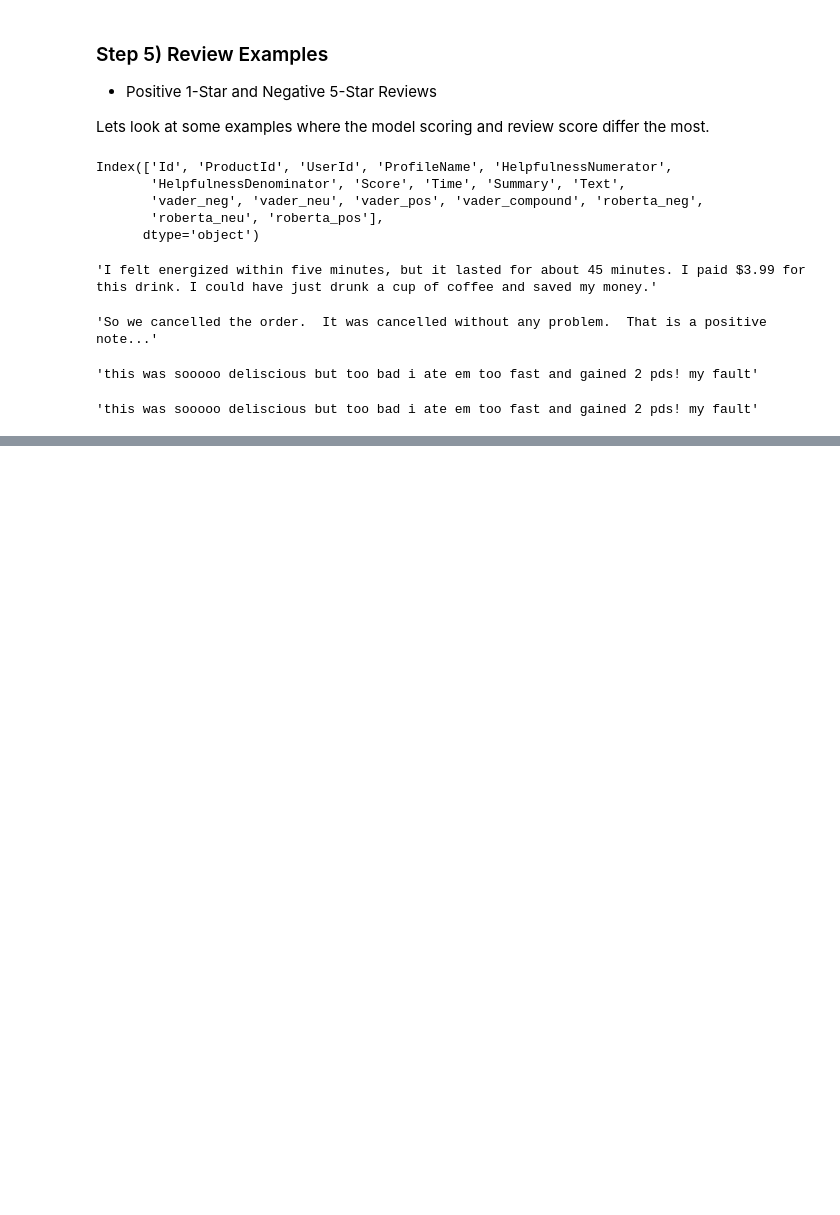
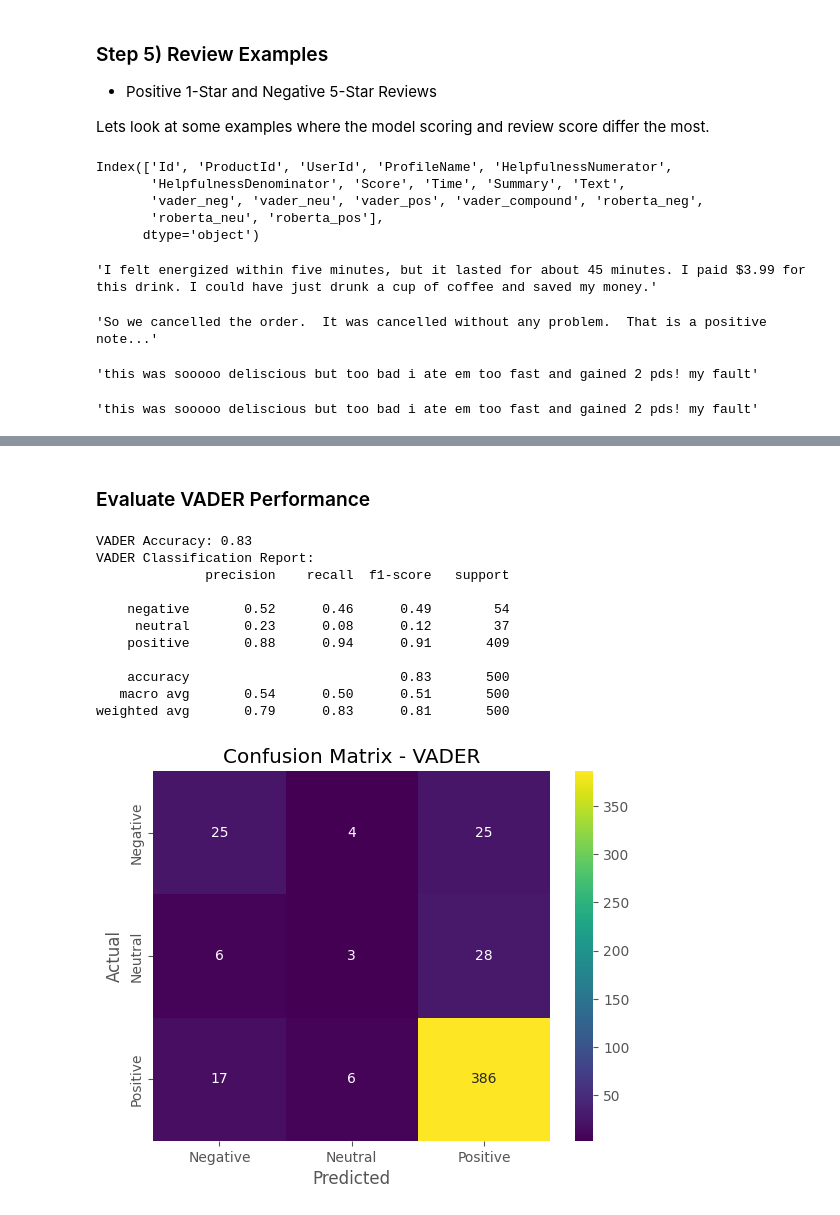
Before and after one commit to mohinikathro/Amazon_Review_sentiment_analysis, a Jupyter notebook: Sentiment_analysis.ipynb, the cells around one changed output, grey strips where cells are left out. Cells and saved outputs as stored; diff of their text form; code cells hidden in the pictures; blank space fills up the shorter version.

```diff
--- a/Sentiment_analysis.ipynb
+++ b/Sentiment_analysis.ipynb
@@ -592,0 +601,13 @@ df500.query('Score == 5') \
+# %%
+# Evaluating the model performance
+
+# Define ground truth sentiment based on ratings
+def assign_sentiment(rating):
+    if rating <= 2:
+        return "negative"
+    elif rating == 3:
+        return "neutral"
+    else:
+        return "positive"
+
+df500['true_sentiment'] = df500['Score'].apply(assign_sentiment)
@@ -592,0 +619,38 @@ df500.query('Score == 5') \
+# %%
+df500['vader_sentiment'] = df500['vader_compound'].apply(lambda x: 'positive' if x > 0 else 'negative' if x < 0 else 'neutral')
+# %% [markdown]
+### Evaluate VADER Performance
+# %%
+from sklearn.metrics import accuracy_score, classification_report, confusion_matrix
+
+# Accuracy Score
+vader_accuracy = accuracy_score(df500['true_sentiment'], df500['vader_sentiment'])
+print(f"VADER Accuracy: {vader_accuracy:.2f}")
+
+# Classification Report
+print("VADER Classification Report:")
+print(classification_report(df500['true_sentiment'], df500['vader_sentiment']))
+
+# Confusion Matrix
+import seaborn as sns
+import matplotlib.pyplot as plt
+
+cm_vader = confusion_matrix(df500['true_sentiment'], df500['vader_sentiment'], labels=["negative", "neutral", "positive"])
+sns.heatmap(cm_vader, annot=True, fmt='d', cmap='viridis', xticklabels=["Negative", "Neutral", "Positive"], yticklabels=["Negative", "Neutral", "Positive"])
+plt.xlabel("Predicted")
+plt.ylabel("Actual")
+plt.title("Confusion Matrix - VADER")
+plt.show()
+# %% [output]
+VADER Accuracy: 0.83
+VADER Classification Report:
+              precision    recall  f1-score   support
+
+    negative       0.52      0.46      0.49        54
+     neutral       0.23      0.08      0.12        37
+    positive       0.88      0.94      0.91       409
+
+    accuracy                           0.83       500
+   macro avg       0.54      0.50      0.51       500
+weighted avg       0.79      0.83      0.81       500
+[figure, added]
```
Also changed, not shown: parts of 6 cells of this notebook.
